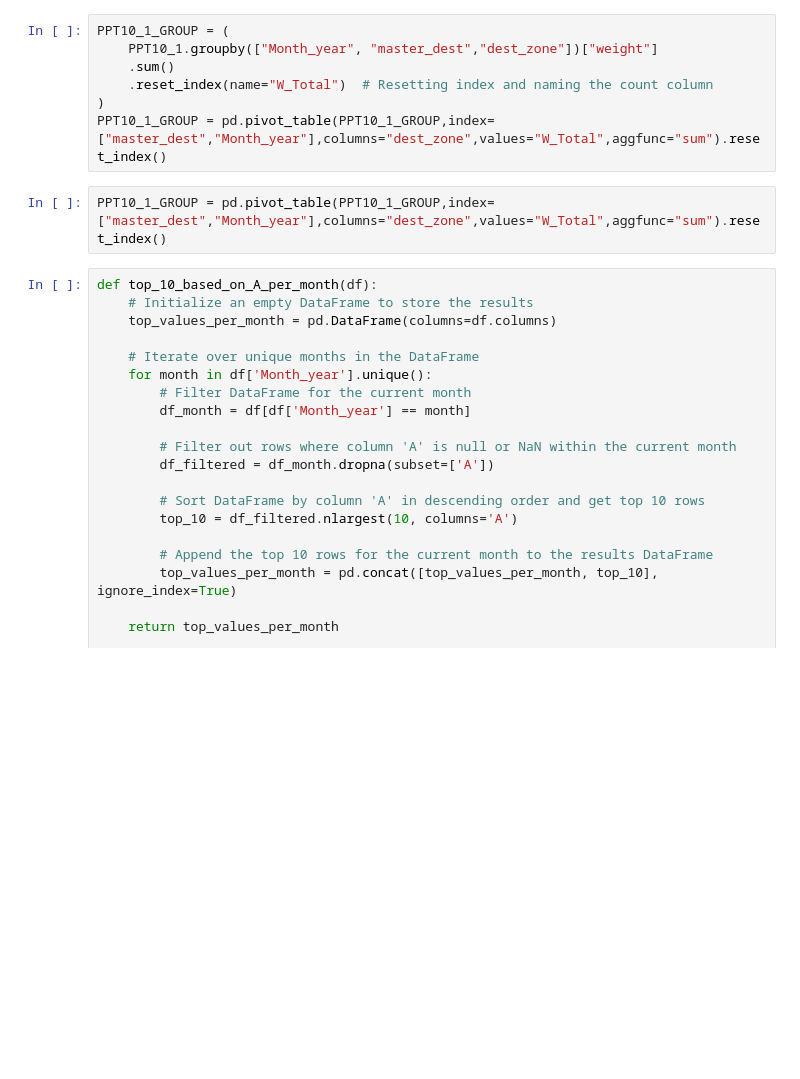
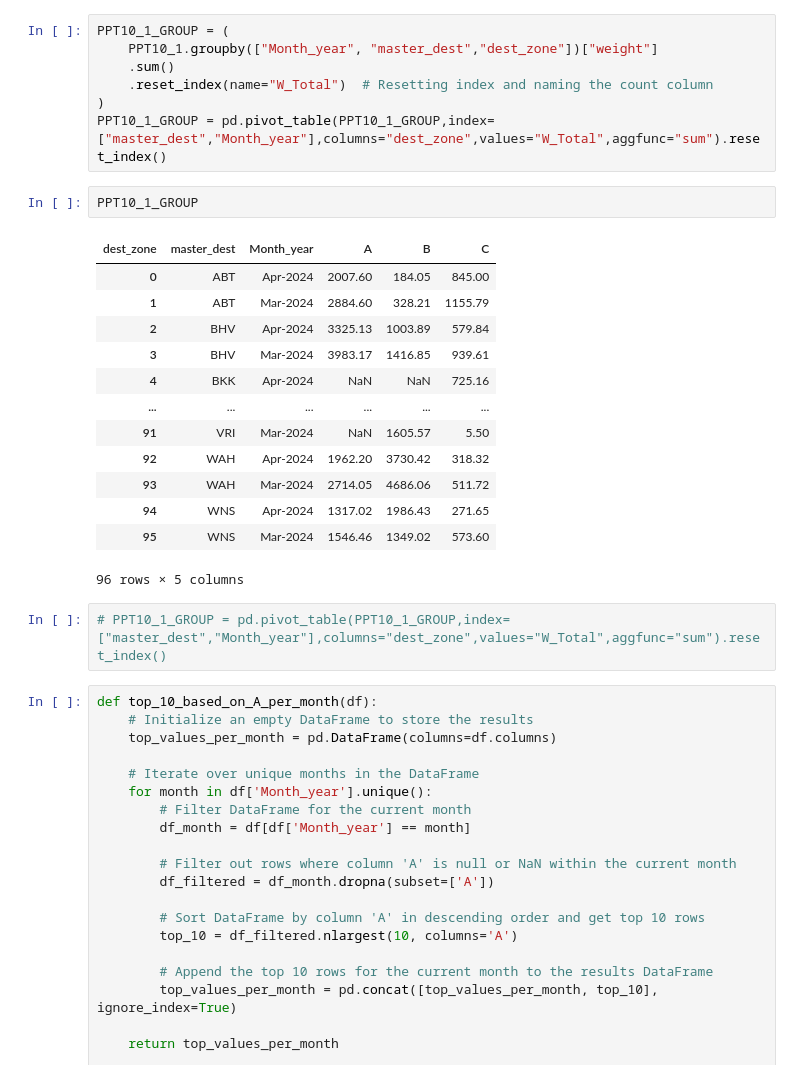
Before and after one commit to TahaDataAlchemy/BLUE-EX-Domestic-Auto, a Jupyter notebook: ETL.ipynb, the cells around one changed output. Drawn from its saved outputs; the diff is of its cells as text; blank space fills up the shorter version.

```diff
--- a/ETL.ipynb
+++ b/ETL.ipynb
@@ -2946,8 +2947,24 @@ PPT10_1_GROUP = (
     .reset_index(name="W_Total")  # Resetting index and naming the count column
 )
 PPT10_1_GROUP = pd.pivot_table(PPT10_1_GROUP,index=["master_dest","Month_year"],columns="dest_zone",values="W_Total",aggfunc="sum").reset_index()
+# %%
+PPT10_1_GROUP
+# %% [output]
+| dest_zone | master_dest | Month_year | A | B | C |
+| 0 | ABT | Apr-2024 | 2007.60 | 184.05 | 845.00 |
+| 1 | ABT | Mar-2024 | 2884.60 | 328.21 | 1155.79 |
+| 2 | BHV | Apr-2024 | 3325.13 | 1003.89 | 579.84 |
+| 3 | BHV | Mar-2024 | 3983.17 | 1416.85 | 939.61 |
+| 4 | BKK | Apr-2024 | NaN | NaN | 725.16 |
+| ... | ... | ... | ... | ... | ... |
+| 91 | VRI | Mar-2024 | NaN | 1605.57 | 5.50 |
+| 92 | WAH | Apr-2024 | 1962.20 | 3730.42 | 318.32 |
+| 93 | WAH | Mar-2024 | 2714.05 | 4686.06 | 511.72 |
+| 94 | WNS | Apr-2024 | 1317.02 | 1986.43 | 271.65 |
+| 95 | WNS | Mar-2024 | 1546.46 | 1349.02 | 573.60 |
+96 rows × 5 columns
 # %%
-PPT10_1_GROUP = pd.pivot_table(PPT10_1_GROUP,index=["master_dest","Month_year"],columns="dest_zone",values="W_Total",aggfunc="sum").reset_index()
+# PPT10_1_GROUP = pd.pivot_table(PPT10_1_GROUP,index=["master_dest","Month_year"],columns="dest_zone",values="W_Total",aggfunc="sum").reset_index()
 # %%
 def top_10_based_on_A_per_month(df):
     # Initialize an empty DataFrame to store the results
```
Also changed, not shown: parts of 16 cells of this notebook.
